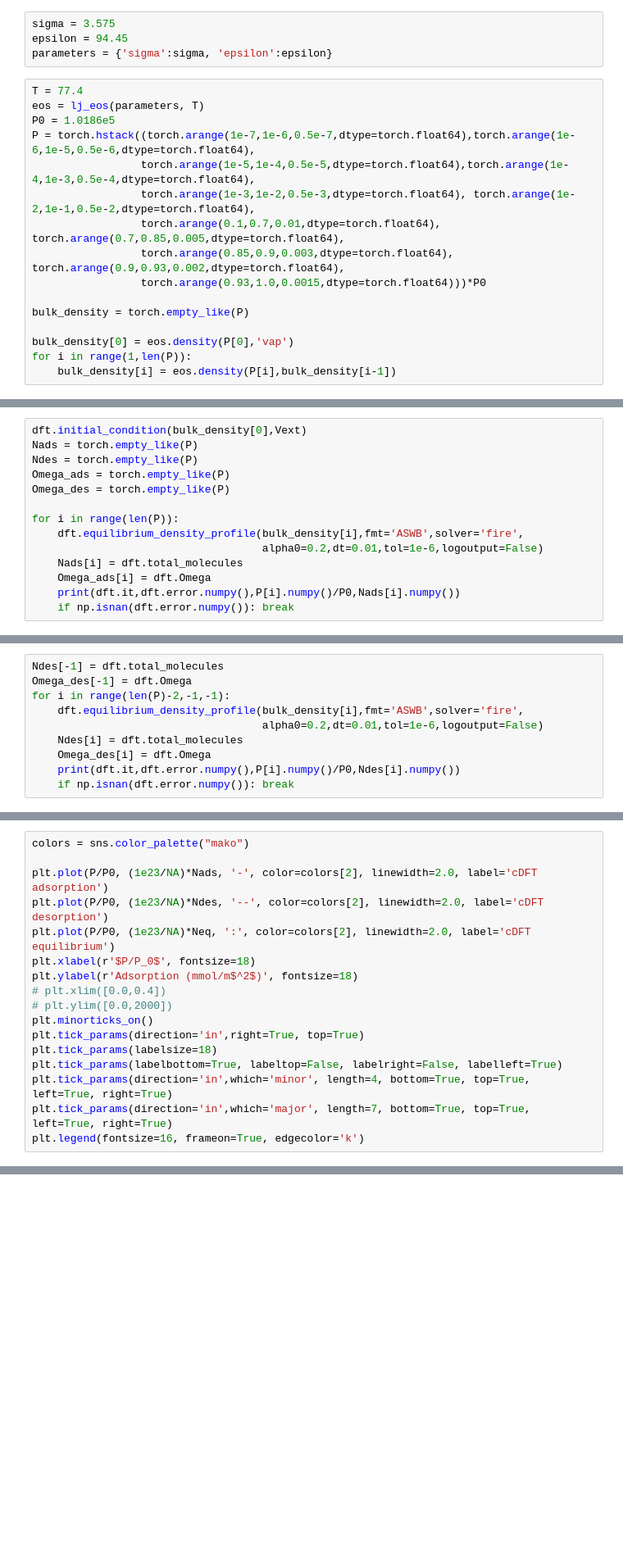
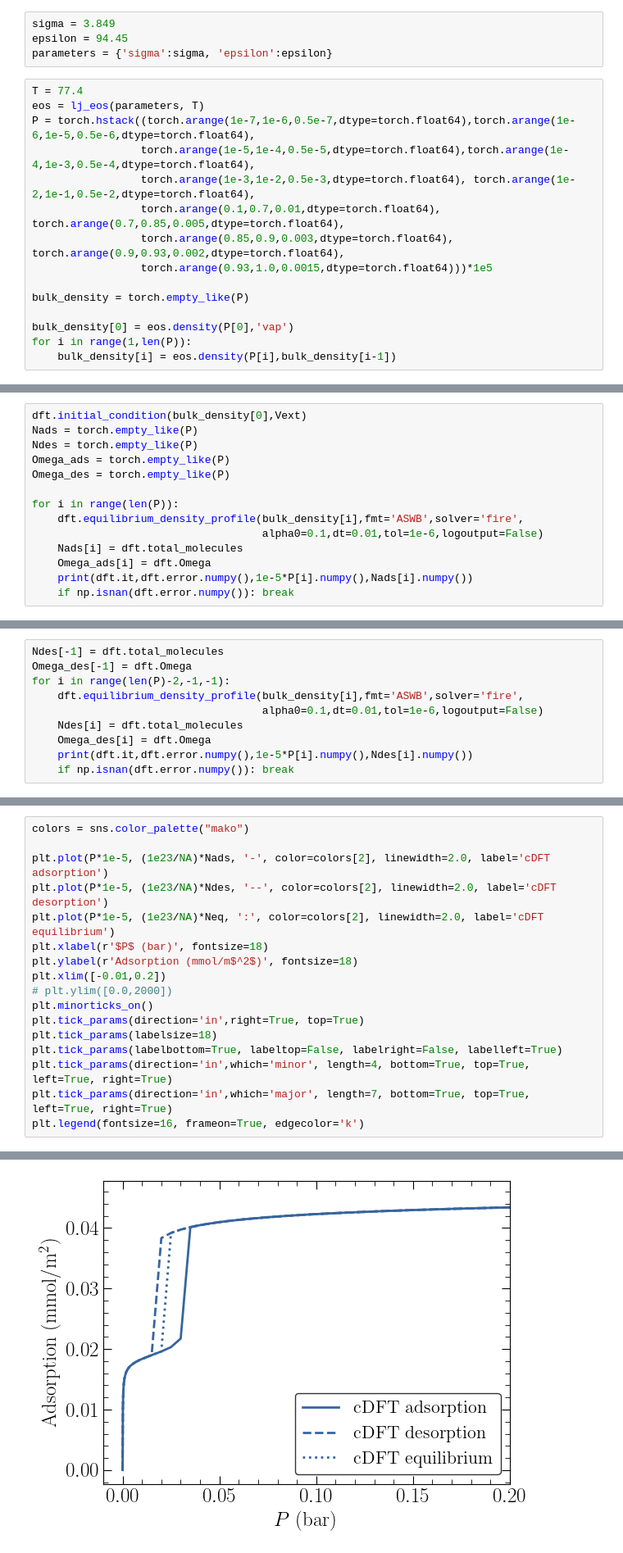
Before and after one commit to lucas-j-santos/LJS-cDFT, a Jupyter notebook: examples/n2_slit.ipynb, the cells around one changed output, grey strips where cells are left out. Shown at 82% size. Saved outputs shown, nothing was run; the diff lists cells and outputs as text; blank space fills up the shorter version.

```diff
--- a/examples/n2_slit.ipynb
+++ b/examples/n2_slit.ipynb
@@ -18,19 +18,18 @@ plt.rcParams.update({'text.usetex':True,
 'font.size':18,
 })
 # %%
-sigma = 3.575
+sigma = 3.849
 epsilon = 94.45
 parameters = {'sigma':sigma, 'epsilon':epsilon}
 # %%
 T = 77.4
 eos = lj_eos(parameters, T)
-P0 = 1.0186e5
 P = torch.hstack((torch.arange(1e-7,1e-6,0.5e-7,dtype=torch.float64),torch.arange(1e-6,1e-5,0.5e-6,dtype=torch.float64),
                  torch.arange(1e-5,1e-4,0.5e-5,dtype=torch.float64),torch.arange(1e-4,1e-3,0.5e-4,dtype=torch.float64),
                  torch.arange(1e-3,1e-2,0.5e-3,dtype=torch.float64), torch.arange(1e-2,1e-1,0.5e-2,dtype=torch.float64),
                  torch.arange(0.1,0.7,0.01,dtype=torch.float64), torch.arange(0.7,0.85,0.005,dtype=torch.float64),
                  torch.arange(0.85,0.9,0.003,dtype=torch.float64), torch.arange(0.9,0.93,0.002,dtype=torch.float64),
-                 torch.arange(0.93,1.0,0.0015,dtype=torch.float64)))*P0
+                 torch.arange(0.93,1.0,0.0015,dtype=torch.float64)))*1e5
 
 bulk_density = torch.empty_like(P)
 
@@ -91,8 +93,8 @@ Omega_des = torch.empty_like(P)
 
 for i in range(len(P)):
     dft.equilibrium_density_profile(bulk_density[i],fmt='ASWB',solver='fire',
-                                    alpha0=0.2,dt=0.01,tol=1e-6,logoutput=False)
+                                    alpha0=0.1,dt=0.01,tol=1e-6,logoutput=False)
     Nads[i] = dft.total_molecules
     Omega_ads[i] = dft.Omega
-    print(dft.it,dft.error.numpy(),P[i].numpy()/P0,Nads[i].numpy())
+    print(dft.it,dft.error.numpy(),1e-5*P[i].numpy(),Nads[i].numpy())
     if np.isnan(dft.error.numpy()): break
@@ -101,8 +121,8 @@ Ndes[-1] = dft.total_molecules
 Omega_des[-1] = dft.Omega
 for i in range(len(P)-2,-1,-1):
     dft.equilibrium_density_profile(bulk_density[i],fmt='ASWB',solver='fire',
-                                    alpha0=0.2,dt=0.01,tol=1e-6,logoutput=False)
+                                    alpha0=0.1,dt=0.01,tol=1e-6,logoutput=False)
     Ndes[i] = dft.total_molecules
     Omega_des[i] = dft.Omega
-    print(dft.it,dft.error.numpy(),P[i].numpy()/P0,Ndes[i].numpy())
+    print(dft.it,dft.error.numpy(),1e-5*P[i].numpy(),Ndes[i].numpy())
     if np.isnan(dft.error.numpy()): break
@@ -116,12 +154,12 @@ for i in range(len(P)):
 # %%
 colors = sns.color_palette("mako")
 
-plt.plot(P/P0, (1e23/NA)*Nads, '-', color=colors[2], linewidth=2.0, label='cDFT adsorption')
-plt.plot(P/P0, (1e23/NA)*Ndes, '--', color=colors[2], linewidth=2.0, label='cDFT desorption')
-plt.plot(P/P0, (1e23/NA)*Neq, ':', color=colors[2], linewidth=2.0, label='cDFT equilibrium')
-plt.xlabel(r'$P/P_0$', fontsize=18)
+plt.plot(P*1e-5, (1e23/NA)*Nads, '-', color=colors[2], linewidth=2.0, label='cDFT adsorption')
+plt.plot(P*1e-5, (1e23/NA)*Ndes, '--', color=colors[2], linewidth=2.0, label='cDFT desorption')
+plt.plot(P*1e-5, (1e23/NA)*Neq, ':', color=colors[2], linewidth=2.0, label='cDFT equilibrium')
+plt.xlabel(r'$P$ (bar)', fontsize=18)
 plt.ylabel(r'Adsorption (mmol/m$^2$)', fontsize=18)
-# plt.xlim([0.0,0.4])
+plt.xlim([-0.01,0.2])
 # plt.ylim([0.0,2000])
 plt.minorticks_on()
 plt.tick_params(direction='in',right=True, top=True)
@@ -130,3 +168,4 @@ plt.tick_params(labelbottom=True, labeltop=False, labelright=False, labelleft=Tr
 plt.tick_params(direction='in',which='minor', length=4, bottom=True, top=True, left=True, right=True)
 plt.tick_params(direction='in',which='major', length=7, bottom=True, top=True, left=True, right=True)
 plt.legend(fontsize=16, frameon=True, edgecolor='k')
+# %% [output]
@@ -133,3 +173,4 @@ plt.legend(fontsize=16, frameon=True, edgecolor='k')
+[figure, added]
 # %%
 colors = sns.color_palette("mako")
 
```
Also changed, not shown: parts of 5 cells of this notebook, 7 other files.
